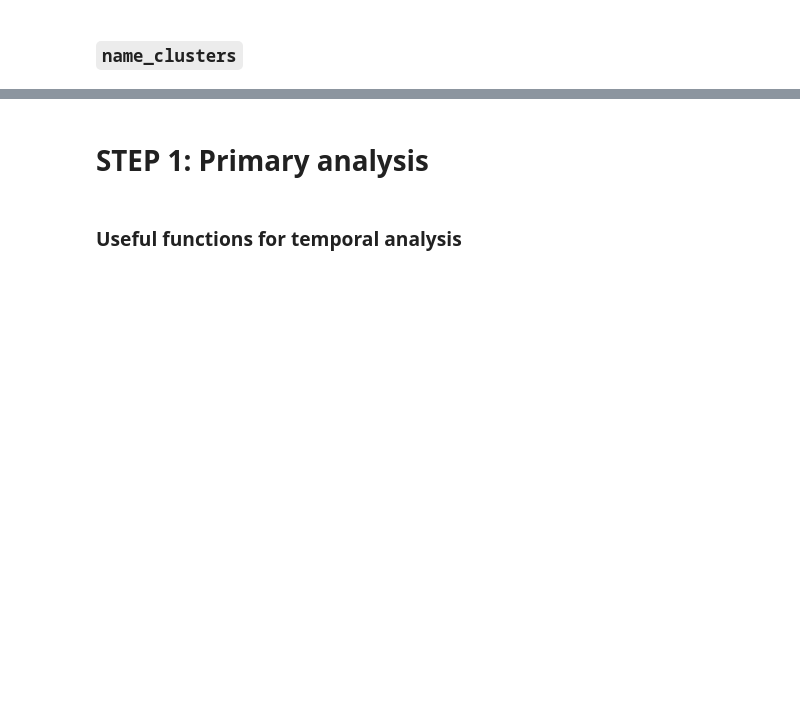
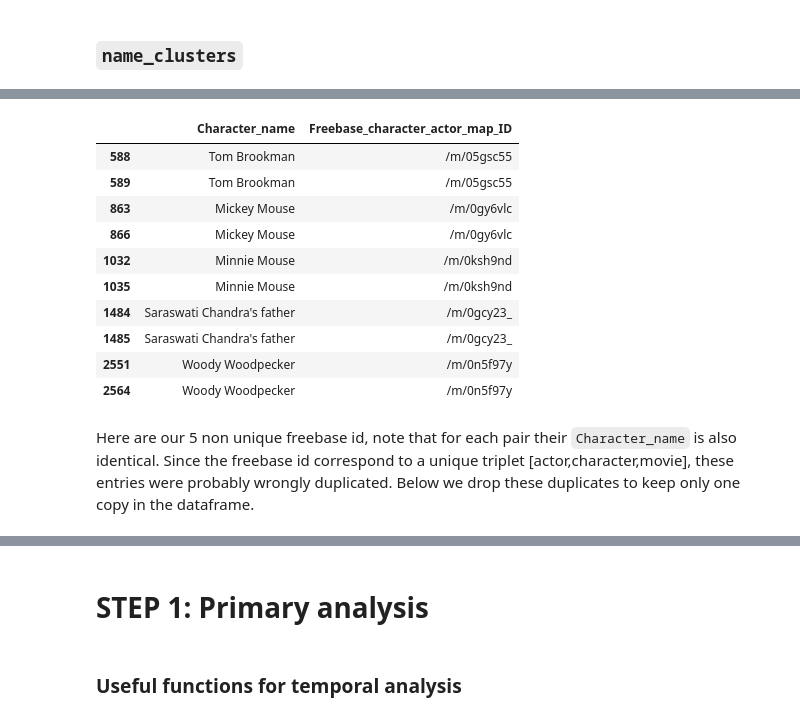
Before and after one commit to epfl-ada/ada-2022-project-thegonios, a Jupyter notebook: Data_processing.ipynb, the cells around one changed output, grey strips where cells are left out. Cells and saved outputs as stored; diff of their text form; code cells hidden in the pictures; blank space fills up the shorter version.

```diff
--- a/Data_processing.ipynb
+++ b/Data_processing.ipynb
@@ -364,0 +515,16 @@ to do
+# %%
+name_clusters[name_clusters.duplicated(keep = False)]
+# %% [output]
+|  | Character_name | Freebase_character_actor_map_ID |
+| 588 | Tom Brookman | /m/05gsc55 |
+| 589 | Tom Brookman | /m/05gsc55 |
+| 863 | Mickey Mouse | /m/0gy6vlc |
+| 866 | Mickey Mouse | /m/0gy6vlc |
+| 1032 | Minnie Mouse | /m/0ksh9nd |
+| 1035 | Minnie Mouse | /m/0ksh9nd |
+| 1484 | Saraswati Chandra's father | /m/0gcy23_ |
+| 1485 | Saraswati Chandra's father | /m/0gcy23_ |
+| 2551 | Woody Woodpecker | /m/0n5f97y |
+| 2564 | Woody Woodpecker | /m/0n5f97y |
+# %% [markdown]
+Here are our 5 non unique freebase id, note that for each pair their `Character_name` is also identical. Since the freebase id correspond to a unique triplet [actor,character,movie], these entries were probably wrongly duplicated. Below we drop these duplicates to keep only one copy in the dataframe.
```
Also changed, not shown: parts of 70 cells of this notebook.
